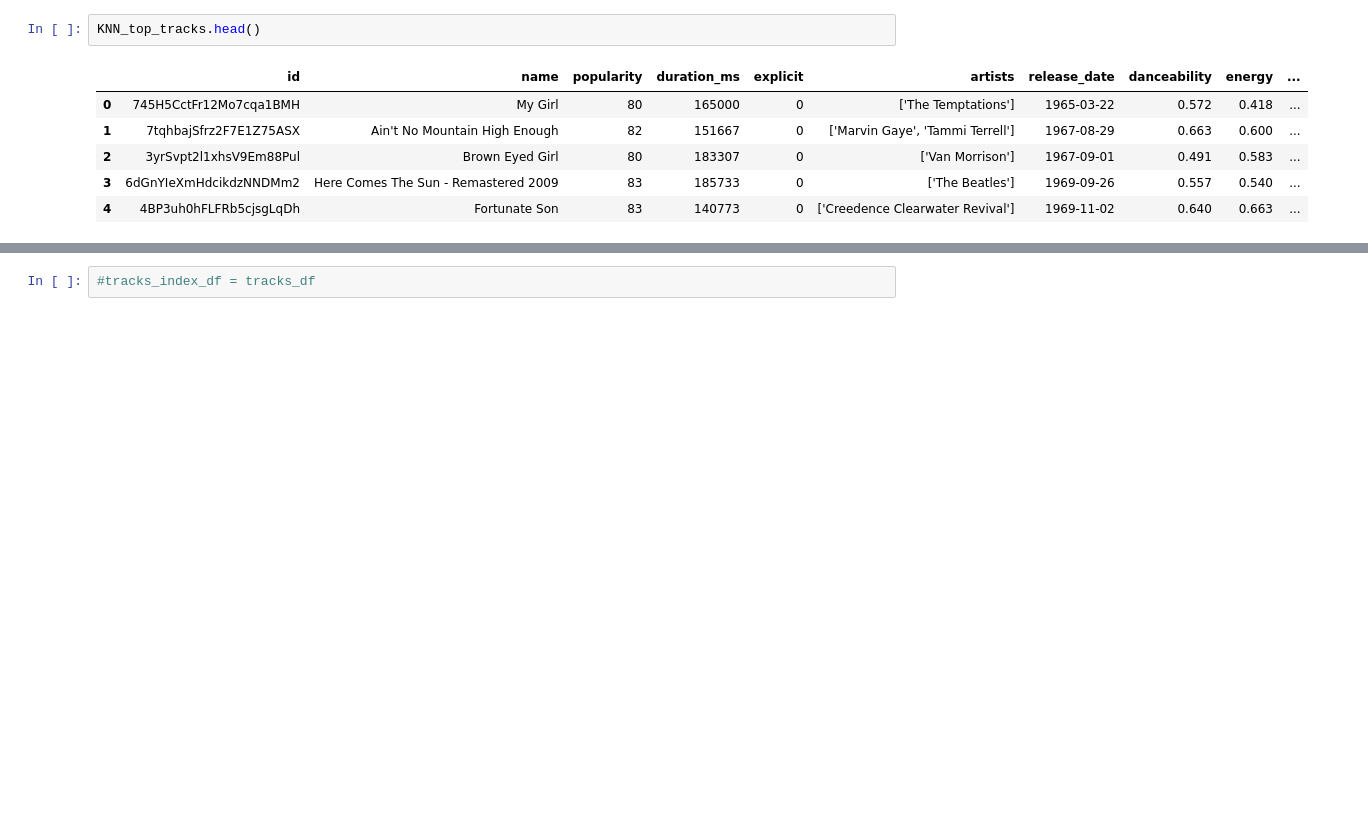
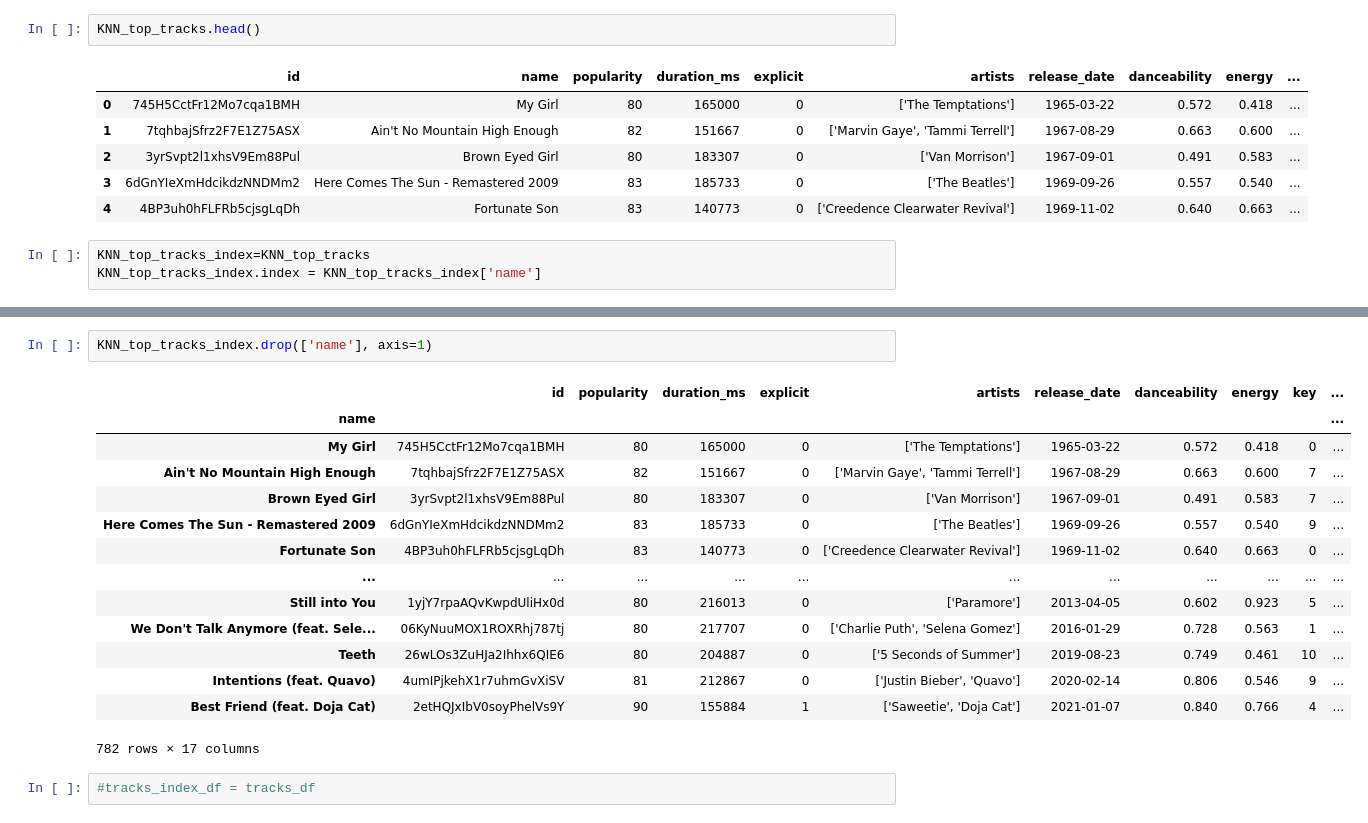
Before and after one commit to junipear21/capstone-group-8-Spotify, a Jupyter notebook: Machine_Learning/Final KNN.ipynb, the cells around one changed output, grey strips where cells are left out. Saved outputs shown, nothing was run; the diff lists cells and outputs as text; blank space fills up the shorter version.

```diff
--- a/Machine_Learning/Final KNN.ipynb
+++ b/Machine_Learning/Final KNN.ipynb
@@ -119,3 +130,6 @@ KNN_top_tracks.head()
 | 2 | 3yrSvpt2l1xhsV9Em88Pul | Brown Eyed Girl | 80 | 183307 | 0 | ['Van Morrison'] | 1967-09-01 | 0.491 | 0.583 | ... |
 | 3 | 6dGnYIeXmHdcikdzNNDMm2 | Here Comes The Sun - Remastered 2009 | 83 | 185733 | 0 | ['The Beatles'] | 1969-09-26 | 0.557 | 0.540 | ... |
 | 4 | 4BP3uh0hFLFRb5cjsgLqDh | Fortunate Son | 83 | 140773 | 0 | ['Creedence Clearwater Revival'] | 1969-11-02 | 0.640 | 0.663 | ... |
+# %%
+KNN_top_tracks_index=KNN_top_tracks
+KNN_top_tracks_index.index = KNN_top_tracks_index['name']
@@ -122,3 +146,20 @@ KNN_top_tracks.head()
+# %%
+KNN_top_tracks_index.drop(['name'], axis=1)
+# %% [output]
+|  | id | popularity | duration_ms | explicit | artists | release_date | danceability | energy | key | ... |
+| name |  |  |  |  |  |  |  |  |  | ... |
+| My Girl | 745H5CctFr12Mo7cqa1BMH | 80 | 165000 | 0 | ['The Temptations'] | 1965-03-22 | 0.572 | 0.418 | 0 | ... |
+| Ain't No Mountain High Enough | 7tqhbajSfrz2F7E1Z75ASX | 82 | 151667 | 0 | ['Marvin Gaye', 'Tammi Terrell'] | 1967-08-29 | 0.663 | 0.600 | 7 | ... |
+| Brown Eyed Girl | 3yrSvpt2l1xhsV9Em88Pul | 80 | 183307 | 0 | ['Van Morrison'] | 1967-09-01 | 0.491 | 0.583 | 7 | ... |
+| Here Comes The Sun - Remastered 2009 | 6dGnYIeXmHdcikdzNNDMm2 | 83 | 185733 | 0 | ['The Beatles'] | 1969-09-26 | 0.557 | 0.540 | 9 | ... |
+| Fortunate Son | 4BP3uh0hFLFRb5cjsgLqDh | 83 | 140773 | 0 | ['Creedence Clearwater Revival'] | 1969-11-02 | 0.640 | 0.663 | 0 | ... |
+| ... | ... | ... | ... | ... | ... | ... | ... | ... | ... | ... |
+| Still into You | 1yjY7rpaAQvKwpdUliHx0d | 80 | 216013 | 0 | ['Paramore'] | 2013-04-05 | 0.602 | 0.923 | 5 | ... |
+| We Don't Talk Anymore (feat. Sele... | 06KyNuuMOX1ROXRhj787tj | 80 | 217707 | 0 | ['Charlie Puth', 'Selena Gomez'] | 2016-01-29 | 0.728 | 0.563 | 1 | ... |
+| Teeth | 26wLOs3ZuHJa2Ihhx6QIE6 | 80 | 204887 | 0 | ['5 Seconds of Summer'] | 2019-08-23 | 0.749 | 0.461 | 10 | ... |
+| Intentions (feat. Quavo) | 4umIPjkehX1r7uhmGvXiSV | 81 | 212867 | 0 | ['Justin Bieber', 'Quavo'] | 2020-02-14 | 0.806 | 0.546 | 9 | ... |
+| Best Friend (feat. Doja Cat) | 2etHQJxIbV0soyPhelVs9Y | 90 | 155884 | 1 | ['Saweetie', 'Doja Cat'] | 2021-01-07 | 0.840 | 0.766 | 4 | ... |
+782 rows × 17 columns
 # %%
 #tracks_index_df = tracks_df
 # %%
```
Also changed, not shown: parts of 39 cells of this notebook.
